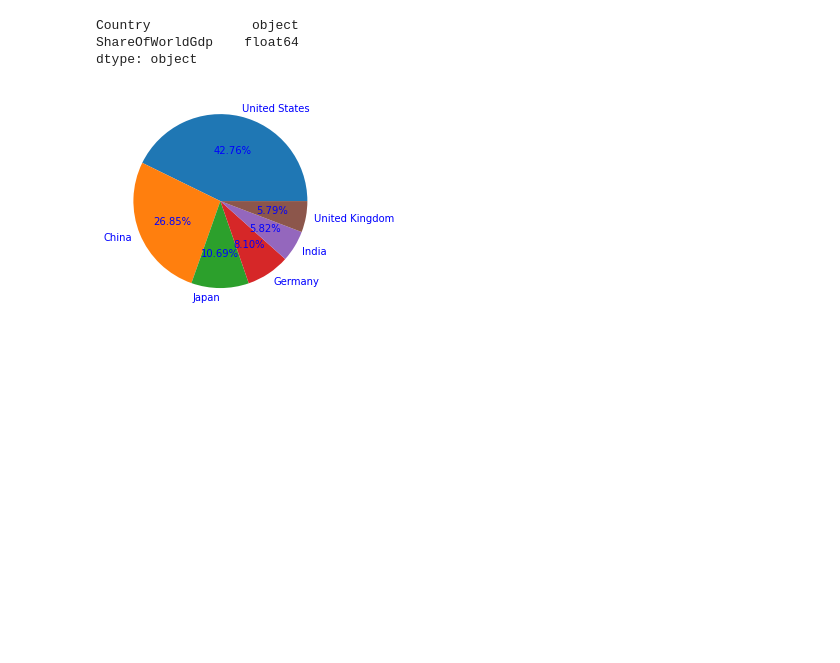
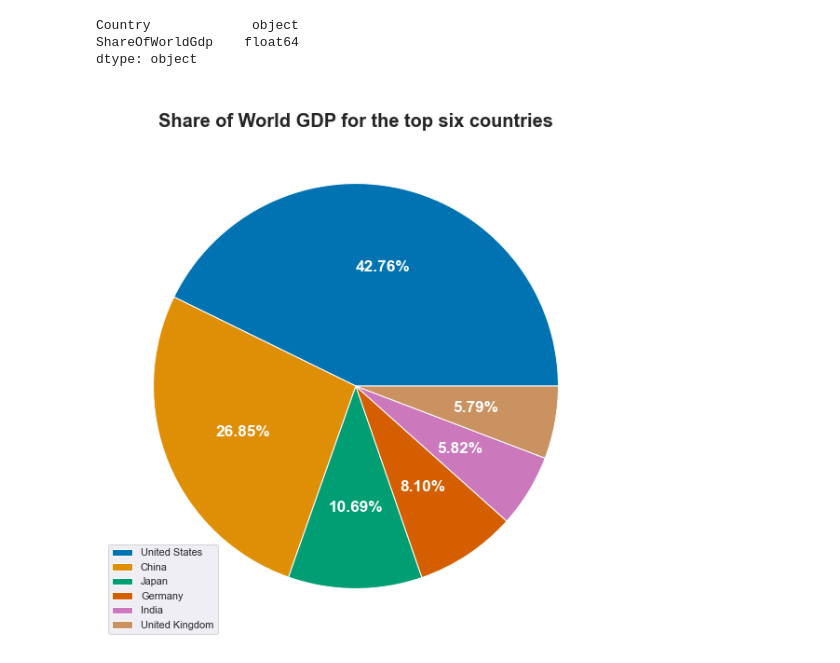
Before and after one commit to RaedOkal/country-s-GDP-analysis, a Jupyter notebook: Country GDP analysis.ipynb, the cells around one changed output. Cells and saved outputs as stored; diff of their text form; code cells hidden in the pictures; blank space fills up the shorter version.

```diff
--- a/Country GDP analysis.ipynb
+++ b/Country GDP analysis.ipynb
@@ -380,4 +380,6 @@ K
 | 2 | Japan | 4872415104315 |
 | 3 | Germany | 3693204332230 |
 | 4 | India | 2650725335364 |
+# %%
+sns.set()
 # %%
@@ -422,9 +423,16 @@ P.dtypes
 Country             object
 ShareOfWorldGdp    float64
 dtype: object
+# %%
+sns.set_palette('colorblind')
 # %%
-plt.pie(P['ShareOfWorldGdp'],labels=P['Country'],autopct='%1.2f%%',textprops={'color':"b"})
-plt.plot(figsize=(20,10))
+plt.figure(figsize=(10,10))
+plt.pie(P['ShareOfWorldGdp'],labels=P['Country'],autopct='%1.2f%%',
+textprops={'color':"w",
+              'size':'x-large','fontweight':'bold',       })
+
+plt.title('   \nShare of World GDP for the top six countries',fontsize=20,fontweight='bold')
+plt.legend(loc="lower left")
 plt.show()
 # %% [output]
-[figure, old version]
+[figure, new version]
```
Also changed, not shown: parts of 2 cells of this notebook.
